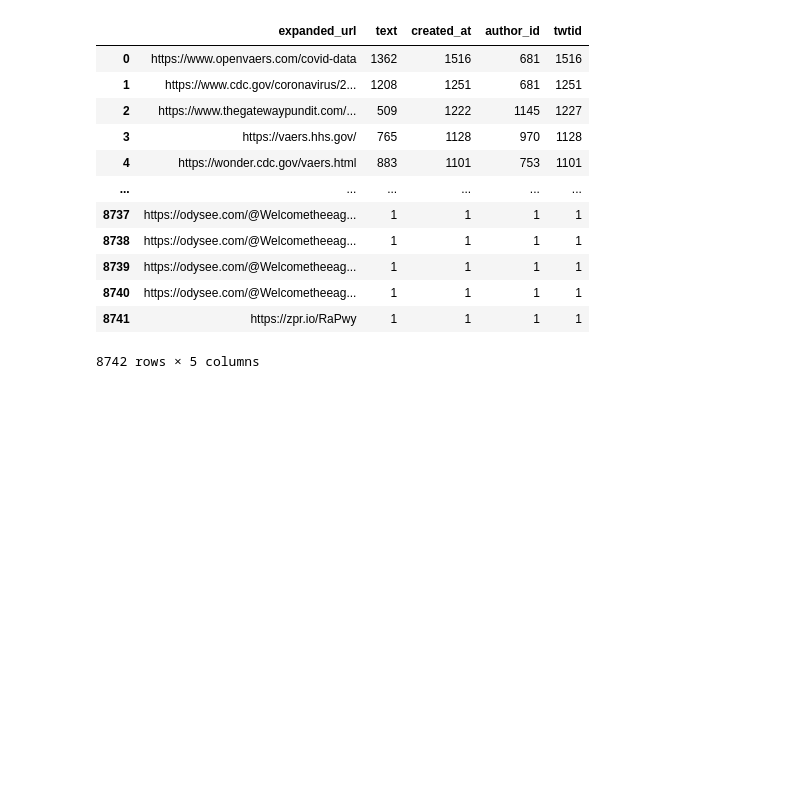
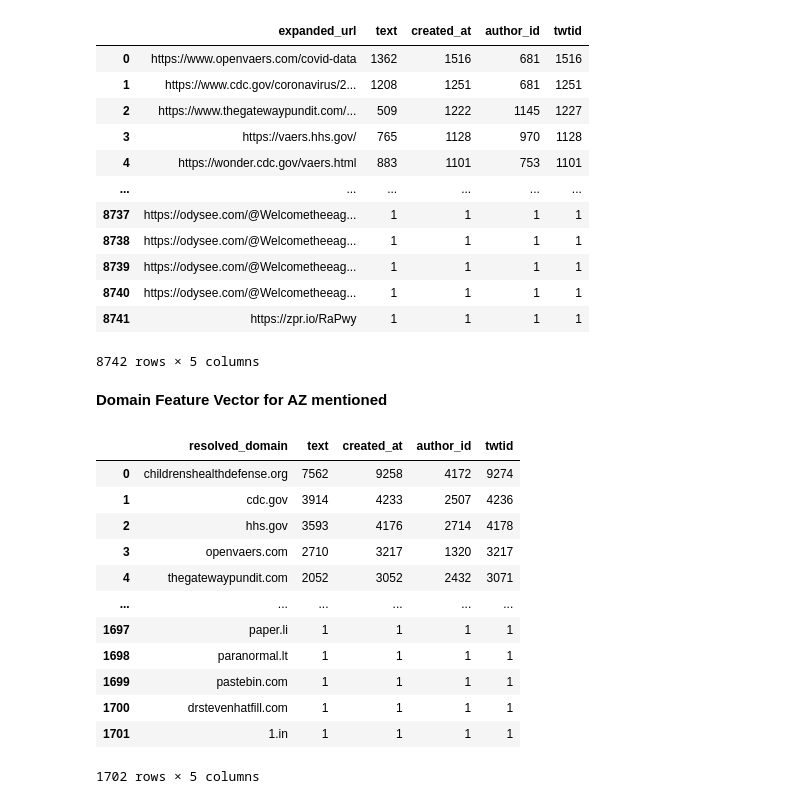
Before and after one commit to qcri/Vaccine_Disinfo, a Jupyter notebook: NEW/notebooks/VAERS_data/Twitter_Data_Analysis.ipynb, the cells around one changed output. Drawn from its saved outputs; the diff is of its cells as text; code cells hidden in the pictures; blank space fills up the shorter version.

```diff
--- a/NEW/notebooks/VAERS_data/Twitter_Data_Analysis.ipynb
+++ b/NEW/notebooks/VAERS_data/Twitter_Data_Analysis.ipynb
@@ -355,3 +377,25 @@ ftvectoraz.to_csv("./az_url_feature_vector.csv",index=False)
 | 8740 | https://odysee.com/@Welcometheeag... | 1 | 1 | 1 | 1 |
 | 8741 | https://zpr.io/RaPwy | 1 | 1 | 1 | 1 |
 8742 rows × 5 columns
+# %% [markdown]
+__Domain Feature Vector for AZ mentioned__
+# %%
+dftvectoraz = urldffiltered[["text","created_at","author_id","twtid","resolved_domain"]] \
+    .groupby(["resolved_domain"]).nunique().sort_values(["twtid"],ascending=False).reset_index()
+dftvectoraz
+
+dftvectoraz.to_csv("./az_domain_feature_vector.csv",index=False)
+# %% [output]
+|  | resolved_domain | text | created_at | author_id | twtid |
+| 0 | childrenshealthdefense.org | 7562 | 9258 | 4172 | 9274 |
+| 1 | cdc.gov | 3914 | 4233 | 2507 | 4236 |
+| 2 | hhs.gov | 3593 | 4176 | 2714 | 4178 |
+| 3 | openvaers.com | 2710 | 3217 | 1320 | 3217 |
+| 4 | thegatewaypundit.com | 2052 | 3052 | 2432 | 3071 |
+| ... | ... | ... | ... | ... | ... |
+| 1697 | paper.li | 1 | 1 | 1 | 1 |
+| 1698 | paranormal.lt | 1 | 1 | 1 | 1 |
+| 1699 | pastebin.com | 1 | 1 | 1 | 1 |
+| 1700 | drstevenhatfill.com | 1 | 1 | 1 | 1 |
+| 1701 | 1.in | 1 | 1 | 1 | 1 |
+1702 rows × 5 columns
```
Also changed, not shown: parts of 7 cells of this notebook, 7 other files.
